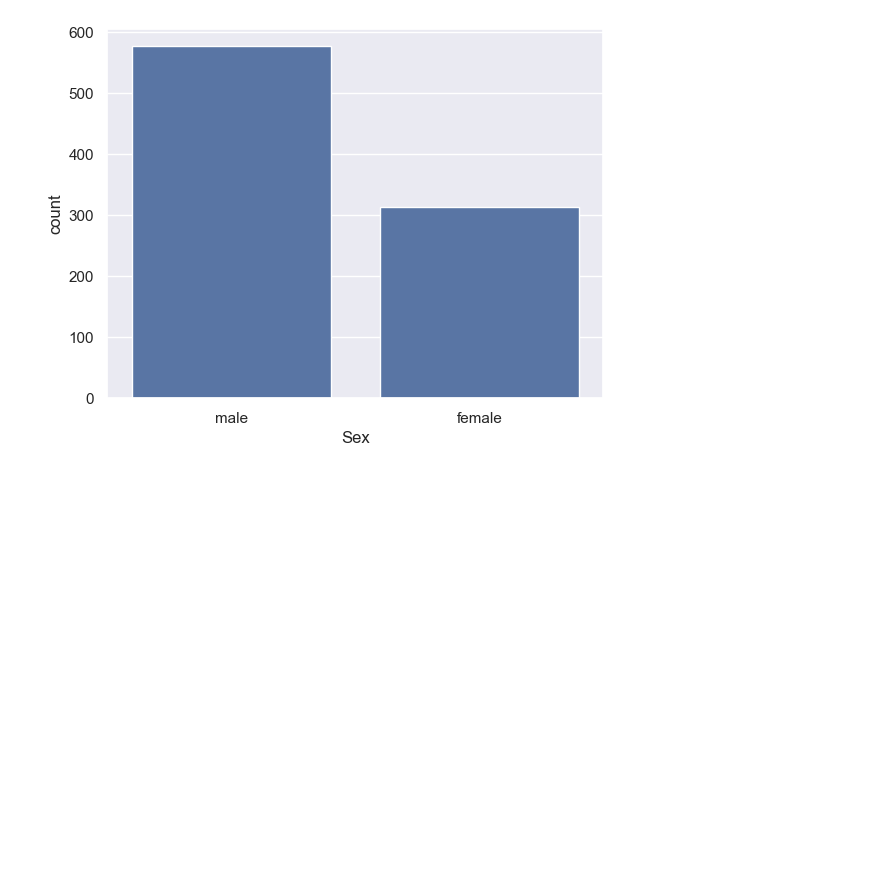
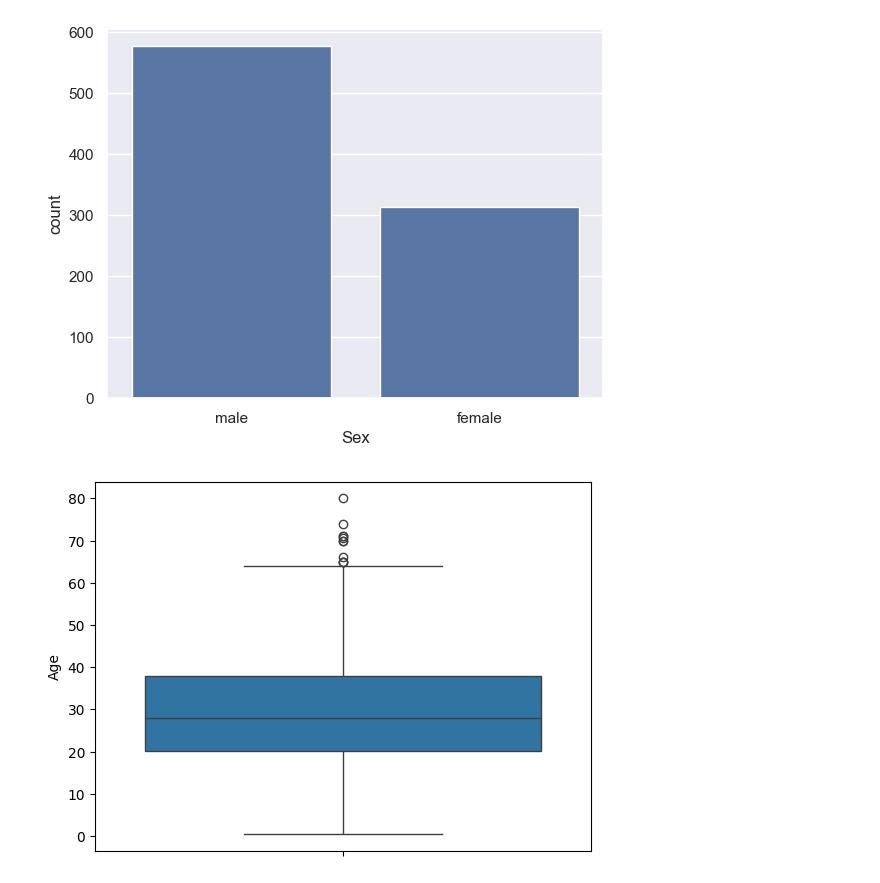
Before and after one commit to payaltanpure/Data_Science_and_Machine_Learning, a Jupyter notebook: eda_data_analysis.ipynb, the cells around one changed output. Saved outputs shown, nothing was run; the diff lists cells and outputs as text; code cells hidden in the pictures; blank space fills up the shorter version.

```diff
--- a/eda_data_analysis.ipynb
+++ b/eda_data_analysis.ipynb
@@ -1289,0 +1315,5 @@ sns.countplot(data= df, x="Sex")
+# %%
+sns.boxplot(data= df, y= "Age")
+plt.show()
+# %% [output]
+[figure, added]
```
Also changed, not shown: parts of 23 cells of this notebook.
